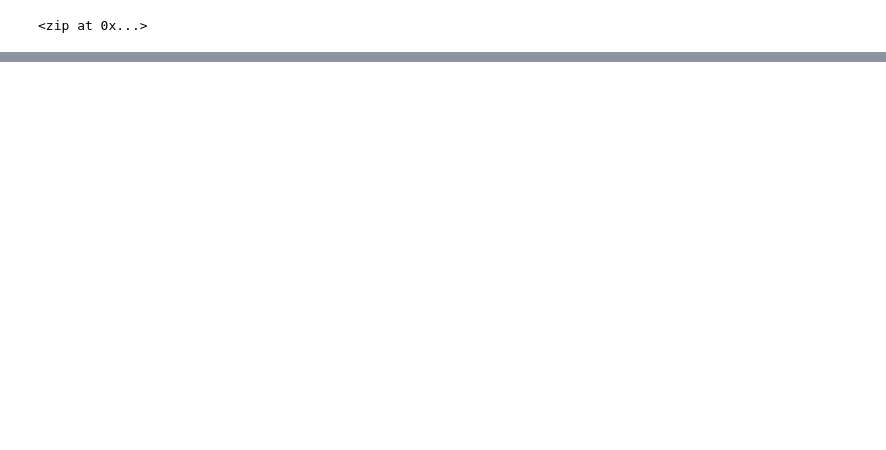
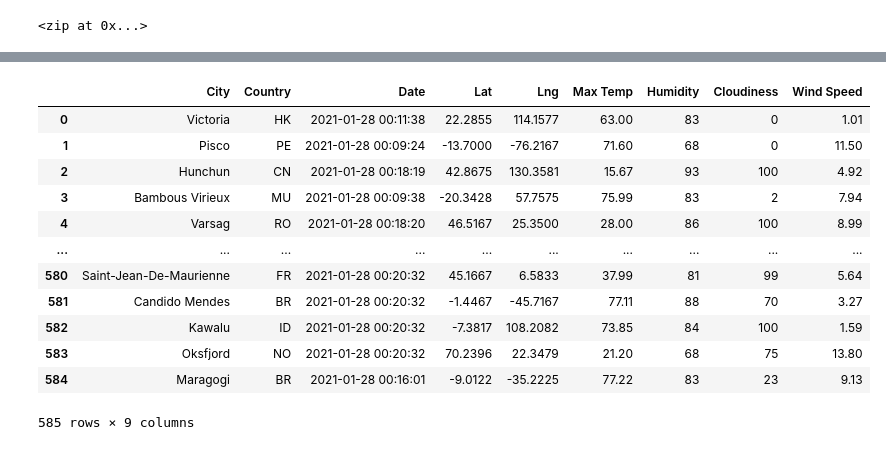
Before and after one commit to bumlang936/World_Weather_Analysis, a Jupyter notebook: WeatherPy.ipynb, the cells around one changed output, grey strips where cells are left out. Drawn from its saved outputs; the diff is of its cells as text; code cells hidden in the pictures; blank space fills up the shorter version.

```diff
--- a/WeatherPy.ipynb
+++ b/WeatherPy.ipynb
@@ -33,0 +46,4 @@ len(cities)
+# %%
+# Create an endpoint URL for a city.
+city_url = url + "&q=" + "Boston"
+print(city_url)
@@ -33,0 +55,10 @@ len(cities)
+# %%
+# Create an empty list to hold the weather data.
+city_data = []
+# Print the beginning of the logging.
+print("Beginning Data Retrieval     ")
+print("-----------------------------")
+
+# Create counters.
+record_count = 1
+set_count = 1
@@ -33,0 +68,10 @@ len(cities)
+# %%
+# Loop through all the cities in our list.
+for i in range(len(cities)):
+
+    # Group cities in sets of 50 for logging purposes.
+    if (i % 50 == 0 and i >= 50):
+        set_count += 1
+        record_count = 1
+    # Create endpoint URL with each city.
+    city_url = url + "&q=" + cities[i]
@@ -33,0 +149,4 @@ len(cities)
+# %%
+# Convert the array of dictionaries to a Pandas DataFrame.
+city_data_df = pd.DataFrame(city_data)
+city_data_df.head(10)
@@ -33,0 +165,19 @@ len(cities)
+# %%
+new_column_order = ["City", "Country", "Date", "Lat", "Lng", "Max Temp", "Humidity", "Cloudiness", "Wind Speed"]
+
+city_data_df = city_data_df[new_column_order]
+city_data_df
+# %% [output]
+|  | City | Country | Date | Lat | Lng | Max Temp | Humidity | Cloudiness | Wind Speed |
+| 0 | Victoria | HK | 2021-01-28 00:11:38 | 22.2855 | 114.1577 | 63.00 | 83 | 0 | 1.01 |
+| 1 | Pisco | PE | 2021-01-28 00:09:24 | -13.7000 | -76.2167 | 71.60 | 68 | 0 | 11.50 |
+| 2 | Hunchun | CN | 2021-01-28 00:18:19 | 42.8675 | 130.3581 | 15.67 | 93 | 100 | 4.92 |
+| 3 | Bambous Virieux | MU | 2021-01-28 00:09:38 | -20.3428 | 57.7575 | 75.99 | 83 | 2 | 7.94 |
+| 4 | Varsag | RO | 2021-01-28 00:18:20 | 46.5167 | 25.3500 | 28.00 | 86 | 100 | 8.99 |
+| ... | ... | ... | ... | ... | ... | ... | ... | ... | ... |
+| 580 | Saint-Jean-De-Maurienne | FR | 2021-01-28 00:20:32 | 45.1667 | 6.5833 | 37.99 | 81 | 99 | 5.64 |
+| 581 | Candido Mendes | BR | 2021-01-28 00:20:32 | -1.4467 | -45.7167 | 77.11 | 88 | 70 | 3.27 |
+| 582 | Kawalu | ID | 2021-01-28 00:20:32 | -7.3817 | 108.2082 | 73.85 | 84 | 100 | 1.59 |
+| 583 | Oksfjord | NO | 2021-01-28 00:20:32 | 70.2396 | 22.3479 | 21.20 | 68 | 75 | 13.80 |
+| 584 | Maragogi | BR | 2021-01-28 00:16:01 | -9.0122 | -35.2225 | 77.22 | 83 | 23 | 9.13 |
+585 rows × 9 columns
```
Also changed, not shown: parts of 10 cells of this notebook, 3 other files.
